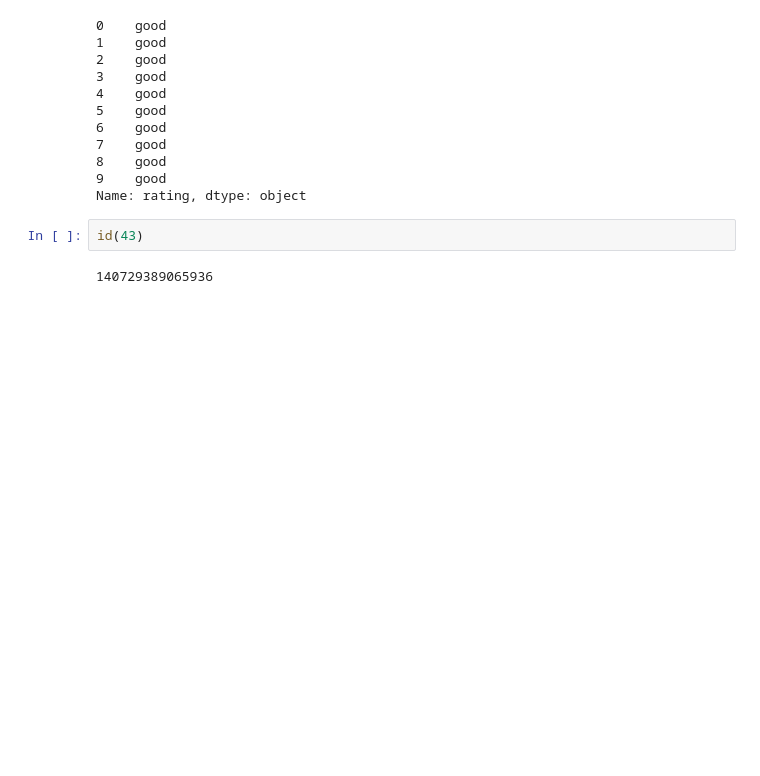
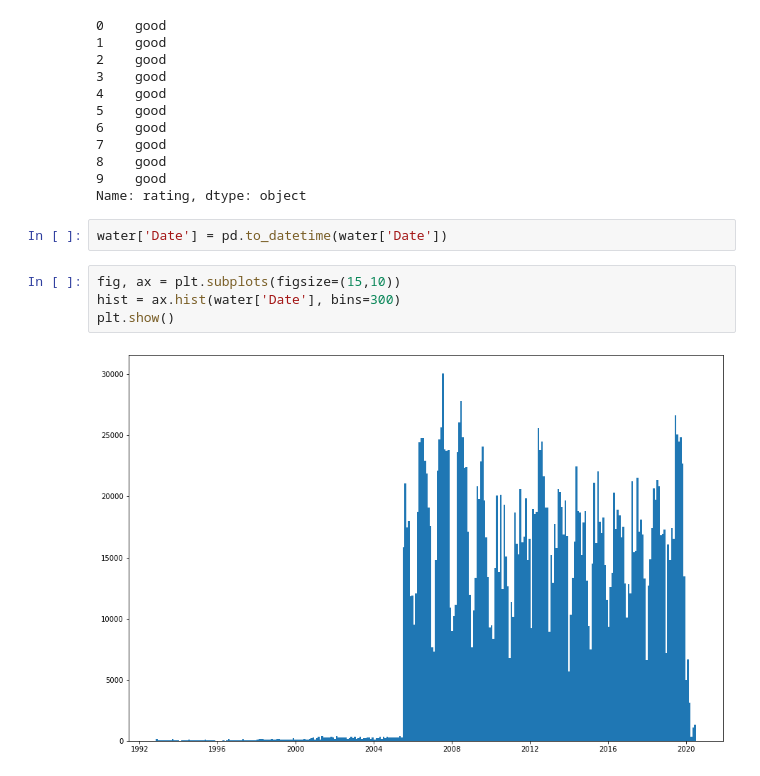
Before and after one commit to Bryan-Lange/Hack-the-Bay-Project, a Jupyter notebook: notebooks/dataload.ipynb, the cells around one changed output. Cells and saved outputs as stored; diff of their text form; blank space fills up the shorter version.

```diff
--- a/notebooks/dataload.ipynb
+++ b/notebooks/dataload.ipynb
@@ -394,7 +368,11 @@ benthic_df['rating'][:10]
 8    good
 9    good
 Name: rating, dtype: object
-# %%
-id(43)
-# %% [output]
-140729389065936
+# %%
+water['Date'] = pd.to_datetime(water['Date'])
+# %%
+fig, ax = plt.subplots(figsize=(15,10))
+hist = ax.hist(water['Date'], bins=300)
+plt.show()
+# %% [output]
+[figure, added]
```
Also changed, not shown: parts of 18 cells of this notebook.
